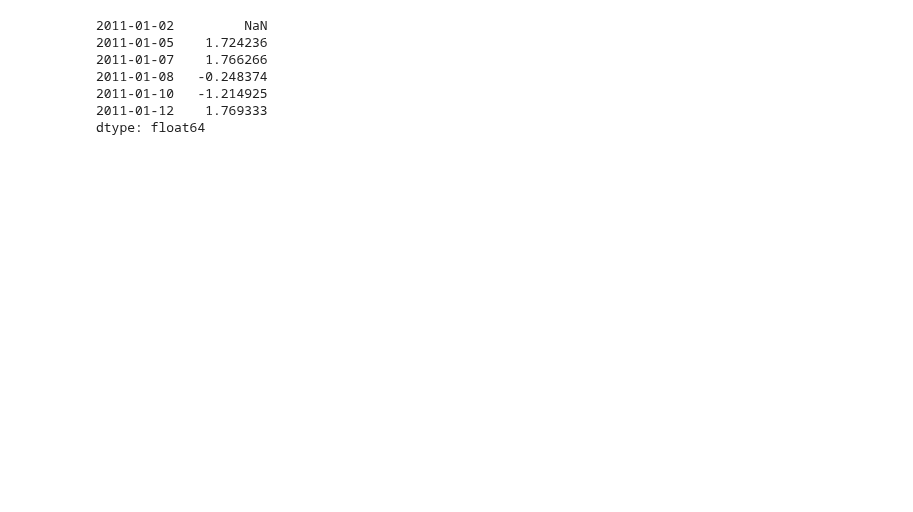
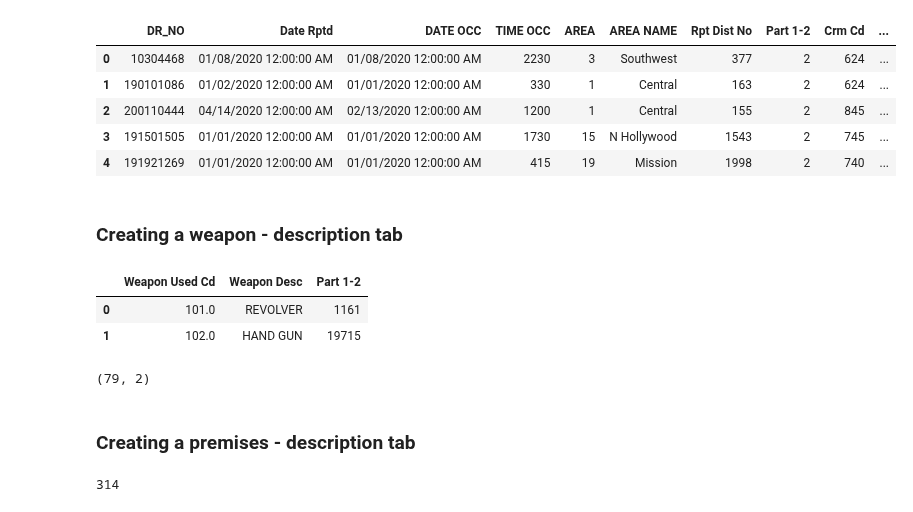
Before and after one commit to S3tuit/jup_lab, a Jupyter notebook: la_crime.ipynb, the cells around one changed output. Cells and saved outputs as stored; diff of their text form; code cells hidden in the pictures; blank space fills up the shorter version.

Commit message:
la crimes analysis start

```diff
--- a/la_crime.ipynb
+++ b/la_crime.ipynb
@@ -164,10 +0,0 @@ DatetimeIndex(['2012-04-01 00:00:00', '2012-04-15 14:00:00',
-# %%
-ts.shift(1)
-# %% [output]
-2011-01-02         NaN
-2011-01-05    1.724236
-2011-01-07    1.766266
-2011-01-08   -0.248374
-2011-01-10   -1.214925
-2011-01-12    1.769333
-dtype: float64
@@ -173,0 +9,33 @@ dtype: float64
+# %%
+pd.set_option('display.max_columns', None)
+# %%
+df = pd.read_csv(r'C:\Users\matte\OneDrive\Desktop\GitHub\data\la_crimes\Crime_Data_from_2020_to_Present.csv')
+df.head(5)
+# %% [output]
+|  | DR_NO | Date Rptd | DATE OCC | TIME OCC | AREA | AREA NAME | Rpt Dist No | Part 1-2 | Crm Cd | ... |
+| 0 | 10304468 | 01/08/2020 12:00:00 AM | 01/08/2020 12:00:00 AM | 2230 | 3 | Southwest | 377 | 2 | 624 | ... |
+| 1 | 190101086 | 01/02/2020 12:00:00 AM | 01/01/2020 12:00:00 AM | 330 | 1 | Central | 163 | 2 | 624 | ... |
+| 2 | 200110444 | 04/14/2020 12:00:00 AM | 02/13/2020 12:00:00 AM | 1200 | 1 | Central | 155 | 2 | 845 | ... |
+| 3 | 191501505 | 01/01/2020 12:00:00 AM | 01/01/2020 12:00:00 AM | 1730 | 15 | N Hollywood | 1543 | 2 | 745 | ... |
+| 4 | 191921269 | 01/01/2020 12:00:00 AM | 01/01/2020 12:00:00 AM | 415 | 19 | Mission | 1998 | 2 | 740 | ... |
+# %% [markdown]
+### Creating a weapon - description tab
+# %%
+weapon_codes = df.groupby(['Weapon Used Cd', 'Weapon Desc'])['Part 1-2'].apply('sum').to_frame()
+weapon_codes.reset_index(inplace=True)
+weapon_codes.head(2)
+# %% [output]
+|  | Weapon Used Cd | Weapon Desc | Part 1-2 |
+| 0 | 101.0 | REVOLVER | 1161 |
+| 1 | 102.0 | HAND GUN | 19715 |
+# %%
+weapon_codes.drop(columns='Part 1-2', inplace=True)
+weapon_codes.shape
+# %% [output]
+(79, 2)
+# %% [markdown]
+### Creating a  premises - description tab
+# %%
+len(df['Premis Cd'].unique())
+# %% [output]
+314
```
Also changed, not shown: parts of 69 cells of this notebook.
